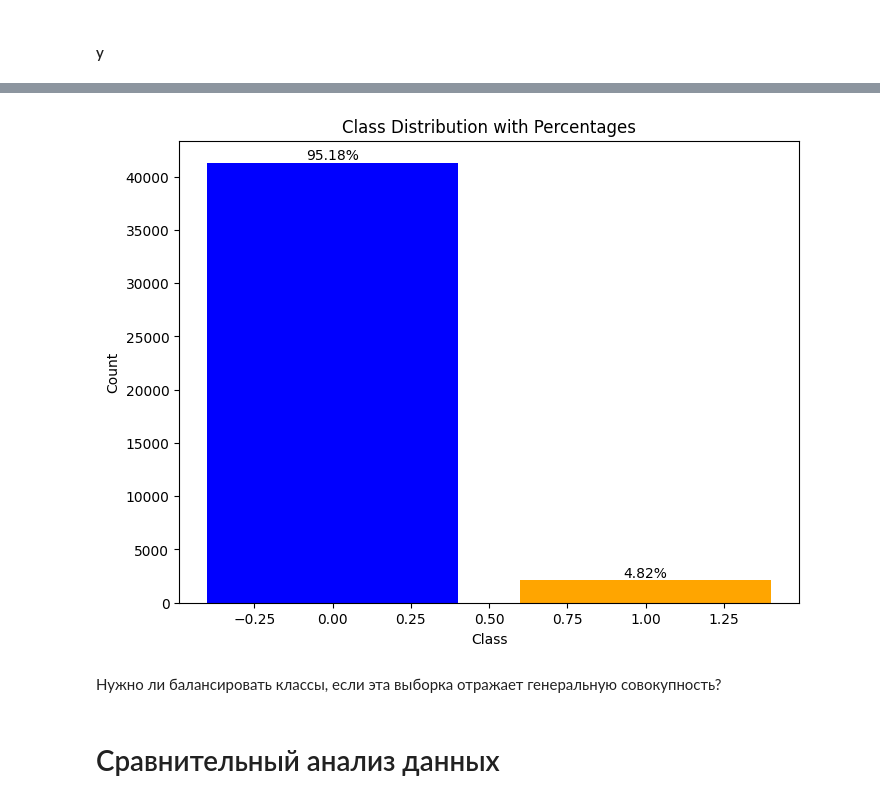
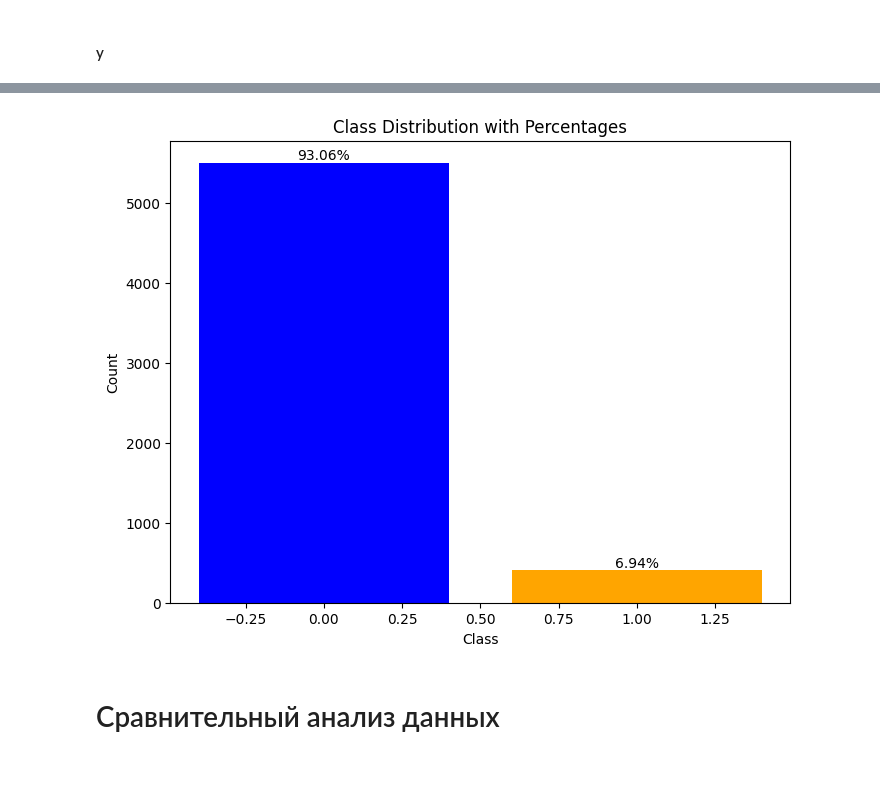
Before and after one commit to D1scoDancer/Bankruptcy-DA-Project, a Jupyter notebook: Notebooks/bankruptcy_project.ipynb, the cells around one changed output, grey strips where cells are left out. Drawn from its saved outputs; the diff is of its cells as text; code cells hidden in the pictures; blank space fills up the shorter version.

Commit message:
chose my columns

```diff
--- a/Notebooks/bankruptcy_project.ipynb
+++ b/Notebooks/bankruptcy_project.ipynb
@@ -211,6 +184,6 @@ polish_X
 # %%
 # Calculate the percentage distribution
-class_counts = taiwanese_y['Bankrupt?'].value_counts()
+class_counts = taiwanese_y['class'].value_counts()
 class_percentages = (class_counts / class_counts.sum()) * 100
 
 plt.figure(figsize=(8, 6))
@@ -232,15 +205,15 @@ plt.show()
 # %% [markdown]
 #### X
 # %%
+polish_X_sub = polish_X[polish_X['year'] == 5]
 columns_to_keep = [
-    'year',
     'net profit / total assets',
     'total liabilities / total assets',
-    'current assets / short-term liabilities',
+    'working capital / total assets',
     'retained earnings / total assets',
-    'EBIT / total assets',
-    'book value of equity / total liabilities',
-    'sales / total assets',
-    'equity / total assets'
+    'total sales / total assets',
+    'profit on operating activities / total assets'
 ]
-polish_X_sub = polish_X[columns_to_keep]
+
+polish_X_sub = polish_X_sub[columns_to_keep]
+polish_X_sub
@@ -312,2 +233,0 @@ dtype: int64
-# %%
-polish_X_sub = polish_X_sub.drop_duplicates()
@@ -337,2 +234,5 @@ KeyboardInterrupt:
 # %% [markdown]
 #### y
+# %%
+polish_y_sub = polish_y.loc[polish_X_sub.index]
+polish_y_sub
@@ -339,24 +253,22 @@ KeyboardInterrupt:
 # %%
 # Calculate the percentage distribution
-class_counts = polish_y['class'].value_counts()
+class_counts = polish_y_sub['class'].value_counts()
 class_percentages = (class_counts / class_counts.sum()) * 100
 
 plt.figure(figsize=(8, 6))
 bars = plt.bar(class_counts.index, class_counts, color=['blue', 'orange'])
 
 for bar, percentage in zip(bars, class_percentages):
     yval = bar.get_height()
     plt.text(bar.get_x() + bar.get_width()/2, yval, f'{percentage:.2f}%', ha='center', va='bottom')
 
 plt.title('Class Distribution with Percentages')
 plt.xlabel('Class')
 plt.ylabel('Count')
 plt.xticks(rotation=0)
 plt.show()
 # %% [output]
-[figure, old version]
+[figure, new version]
-# %% [markdown]
-Нужно ли балансировать классы, если эта выборка отражает генеральную совокупность?
 # %% [markdown]
 # Сравнительный анализ данных
 # %% [markdown]
```
Also changed, not shown: parts of 25 cells of this notebook.
